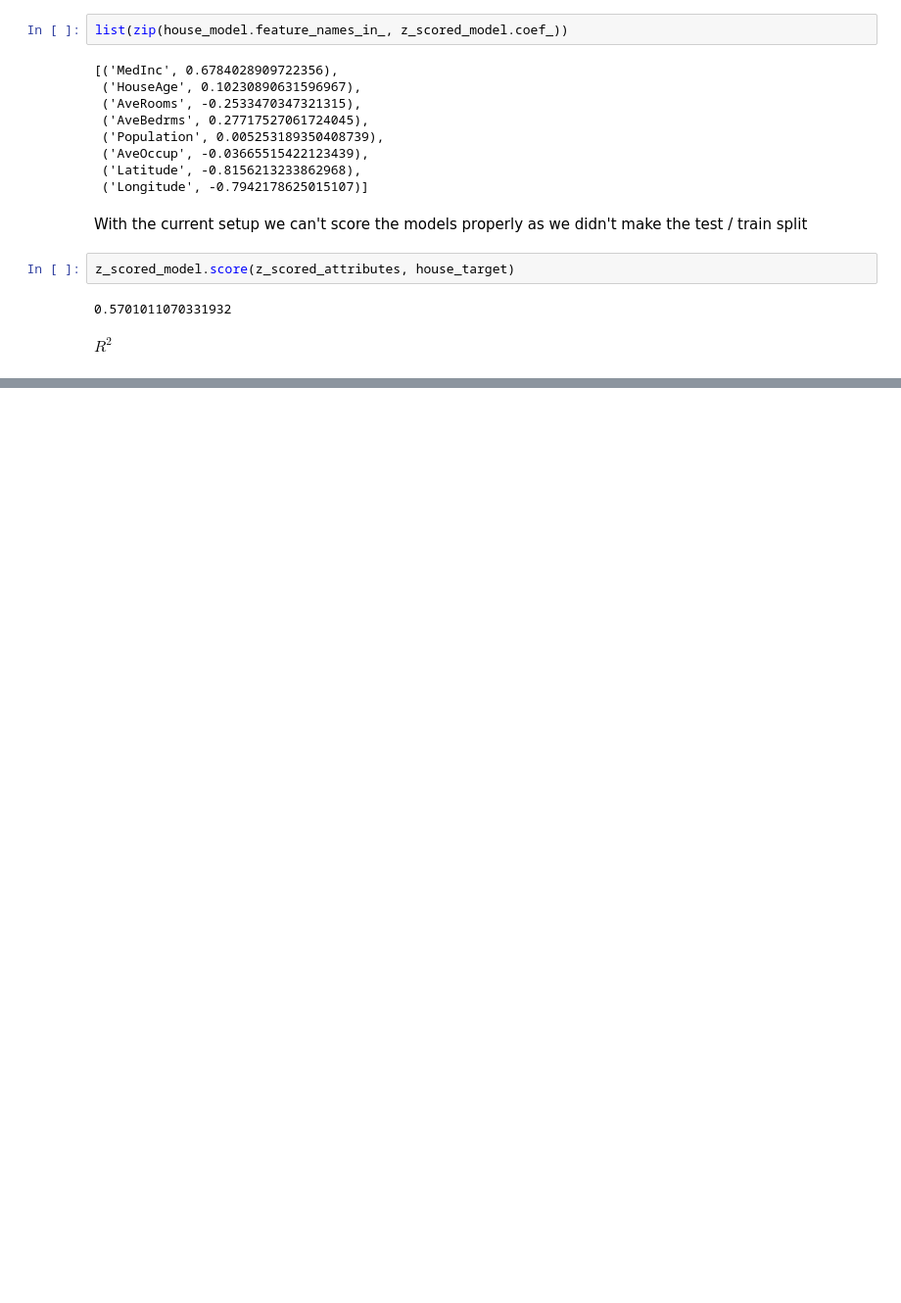
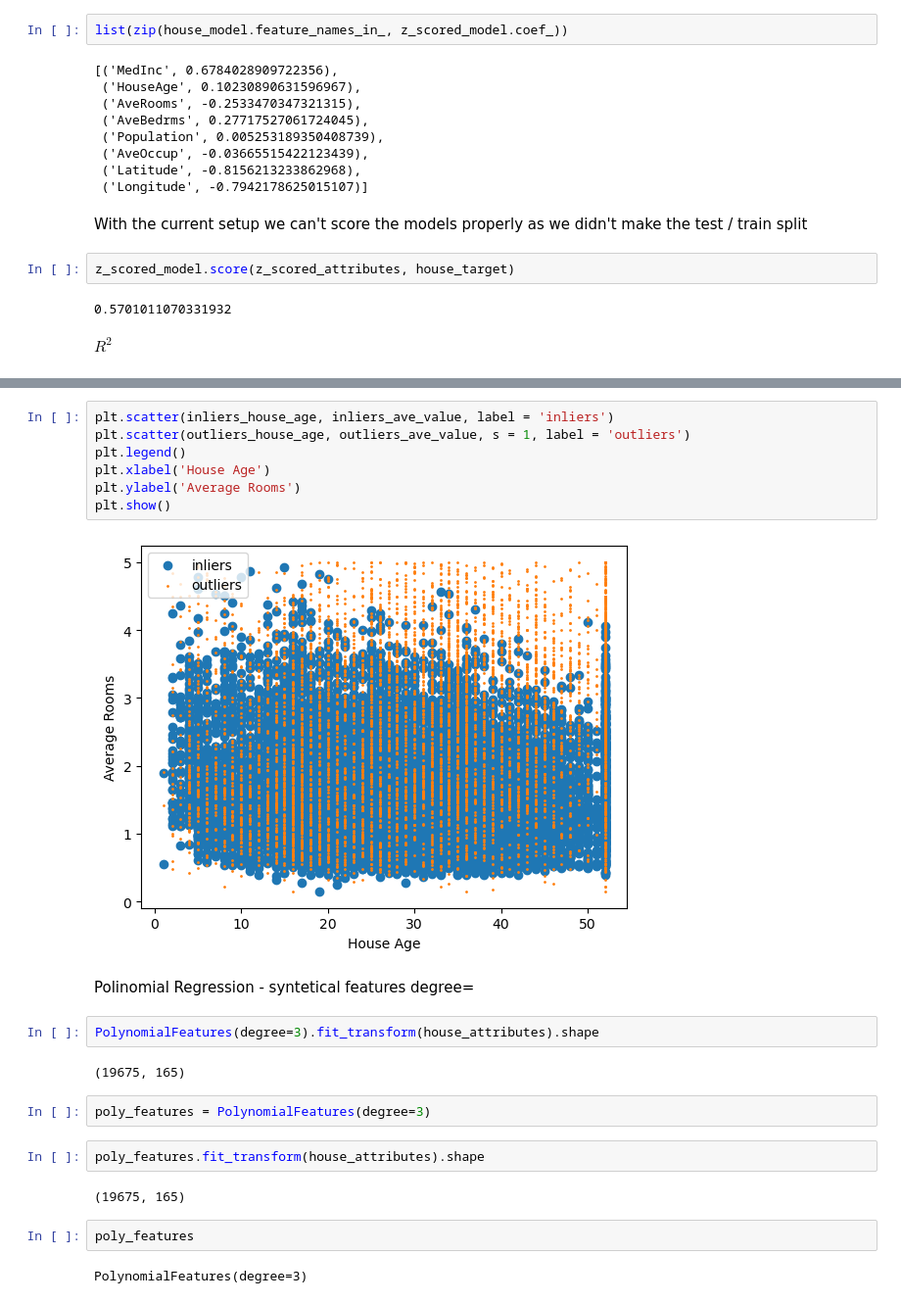
Before and after one commit to mi6oo6im/ml_machine_learning, a Jupyter notebook: Machine_Learning_SoftUni_Sep_Nov_24/02.Linear_and_Logistic_Regressions/demo_linear_regression.ipynb, the cells around one changed output, grey strips where cells are left out. Shown at 98% size. Saved outputs shown, nothing was run; the diff lists cells and outputs as text; blank space fills up the shorter version.

Commit message:
linear and polynomial

```diff
--- a/Machine_Learning_SoftUni_Sep_Nov_24/02.Linear_and_Logistic_Regressions/demo_linear_regression.ipynb
+++ b/Machine_Learning_SoftUni_Sep_Nov_24/02.Linear_and_Logistic_Regressions/demo_linear_regression.ipynb
@@ -445,0 +577,26 @@ $R^2$
+# %%
+plt.scatter(inliers_house_age, inliers_ave_value, label = 'inliers')
+plt.scatter(outliers_house_age, outliers_ave_value, s = 1, label = 'outliers')
+plt.legend()
+plt.xlabel('House Age')
+plt.ylabel('Average Rooms')
+plt.show()
+# %% [output]
+[figure, added]
+# %% [markdown]
+Polinomial Regression - syntetical features
+degree=
+# %%
+PolynomialFeatures(degree=3).fit_transform(house_attributes).shape
+# %% [output]
+(19675, 165)
+# %%
+poly_features = PolynomialFeatures(degree=3)
+# %%
+poly_features.fit_transform(house_attributes).shape
+# %% [output]
+(19675, 165)
+# %%
+poly_features
+# %% [output]
+PolynomialFeatures(degree=3)
```
Also changed, not shown: parts of 36 cells of this notebook.
